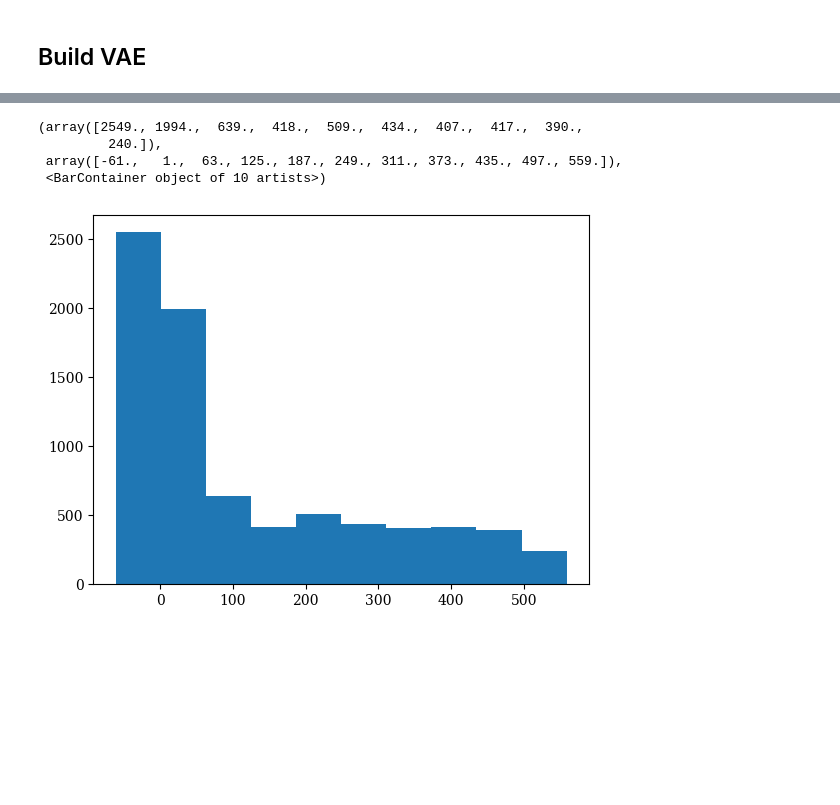
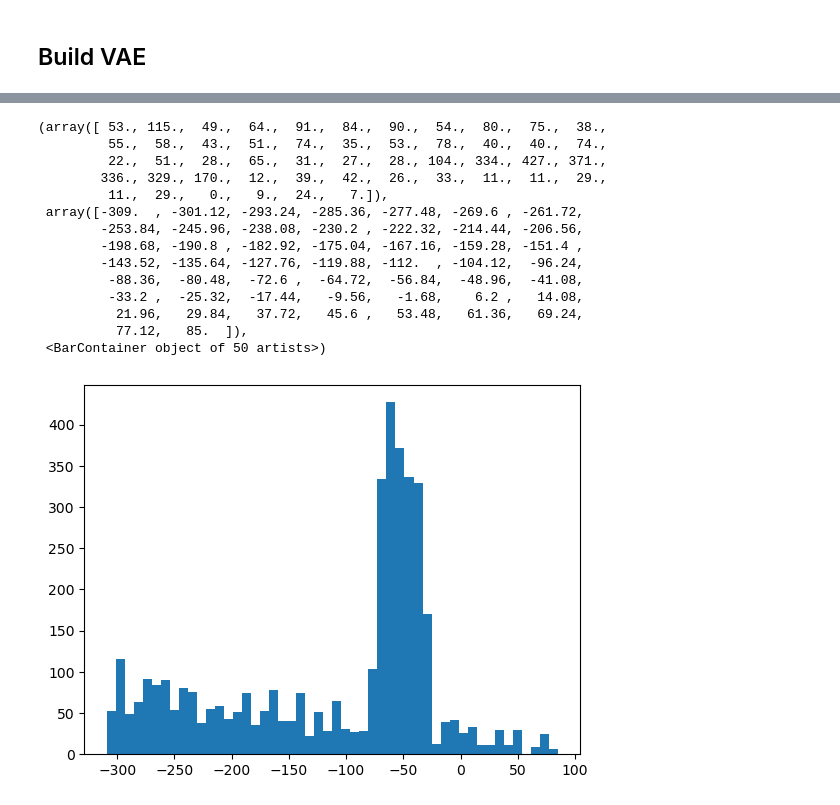
Before and after one commit to spatialaudio/Data-Driven-EIT-Imaging-using-Recurrent-Neural-Networks, a Jupyter notebook: codes/pred_thorax_LSTM_M_VAE.ipynb, the cells around one changed output, grey strips where cells are left out. Saved outputs shown, nothing was run; the diff lists cells and outputs as text; code cells hidden in the pictures; blank space fills up the shorter version.

Commit message:
stacked and mapper approach

```diff
--- a/codes/pred_thorax_LSTM_M_VAE.ipynb
+++ b/codes/pred_thorax_LSTM_M_VAE.ipynb
@@ -381,0 +637,7 @@ perm_deviation(perms_train[0,:],Perm_pred[0,:])
+# %%
+history_ = mapper_.fit(
+    X[:, 0, :],
+    Y,
+    epochs=25,
+    batch_size=64,
+)
@@ -381,0 +670,2 @@ perm_deviation(perms_train[0,:],Perm_pred[0,:])
+# %%
+pred_ = mapper_.predict(X[:, 0, :])
@@ -381,0 +674,2 @@ perm_deviation(perms_train[0,:],Perm_pred[0,:])
+# %%
+Perm_pred_ = vae.decoder.predict(pred_)
@@ -382,4 +688,4 @@ perm_deviation(perms_train[0,:],Perm_pred[0,:])
 # %%
-err = list()
-for i in tqdm(range(Perm_pred.shape[0])):
-    err.append(perm_deviation(perms_train[i,:],Perm_pred[i,:]))
+err_ = list()
+for i in tqdm(range(Perm_pred_.shape[0])):
+    err_.append(perm_deviation(perms_train[i, :], Perm_pred_[i, :]))
@@ -386,8 +696,18 @@ for i in tqdm(range(Perm_pred.shape[0])):
 # %%
-plt.hist(err)
+plt.hist(err_, bins=50)
 # %% [output]
-(array([2549., 1994.,  639.,  418.,  509.,  434.,  407.,  417.,  390.,
-         240.]),
- array([-61.,   1.,  63., 125., 187., 249., 311., 373., 435., 497., 559.]),
- <BarContainer object of 10 artists>)
+(array([ 53., 115.,  49.,  64.,  91.,  84.,  90.,  54.,  80.,  75.,  38.,
+         55.,  58.,  43.,  51.,  74.,  35.,  53.,  78.,  40.,  40.,  74.,
+         22.,  51.,  28.,  65.,  31.,  27.,  28., 104., 334., 427., 371.,
+        336., 329., 170.,  12.,  39.,  42.,  26.,  33.,  11.,  11.,  29.,
+         11.,  29.,   0.,   9.,  24.,   7.]),
+ array([-309.  , -301.12, -293.24, -285.36, -277.48, -269.6 , -261.72,
+        -253.84, -245.96, -238.08, -230.2 , -222.32, -214.44, -206.56,
+        -198.68, -190.8 , -182.92, -175.04, -167.16, -159.28, -151.4 ,
+        -143.52, -135.64, -127.76, -119.88, -112.  , -104.12,  -96.24,
+         -88.36,  -80.48,  -72.6 ,  -64.72,  -56.84,  -48.96,  -41.08,
+         -33.2 ,  -25.32,  -17.44,   -9.56,   -1.68,    6.2 ,   14.08,
+          21.96,   29.84,   37.72,   45.6 ,   53.48,   61.36,   69.24,
+          77.12,   85.  ]),
+ <BarContainer object of 50 artists>)
-[figure, old version]
+[figure, new version]
```
Also changed, not shown: parts of 62 cells of this notebook, 6 other files.
